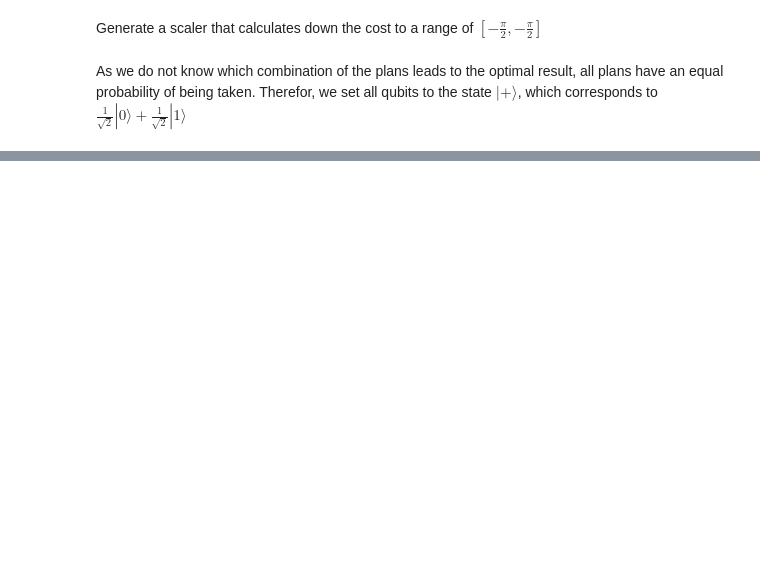
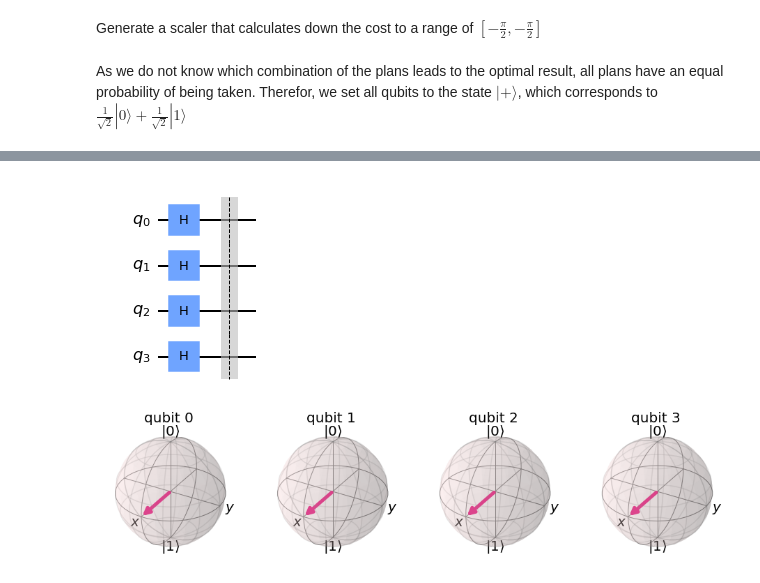
Before and after one commit to RicardoMonteiroSimoes/Quantum-Machine-Learning, a Jupyter notebook: code/mqo/qnn_circuit_design.ipynb, the cells around one changed output, grey strips where cells are left out. Saved outputs shown, nothing was run; the diff lists cells and outputs as text; code cells hidden in the pictures; blank space fills up the shorter version.

```diff
--- a/code/mqo/qnn_circuit_design.ipynb
+++ b/code/mqo/qnn_circuit_design.ipynb
@@ -85,0 +101,7 @@ circuit.draw('mpl')
+# %%
+probability_principle(circuit)
+display(circuit.draw('mpl'))
+plot_bloch_sphere(circuit)
+# %% [output]
+[figure, added]
+[figure, added]
```
Also changed, not shown: parts of 7 cells of this notebook.
